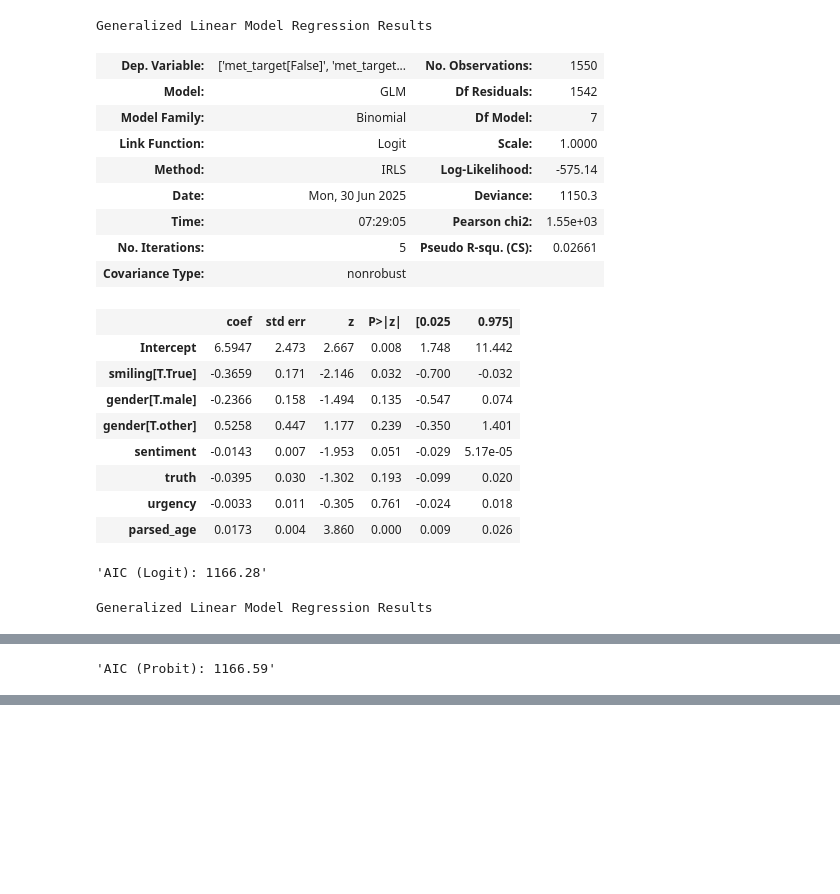
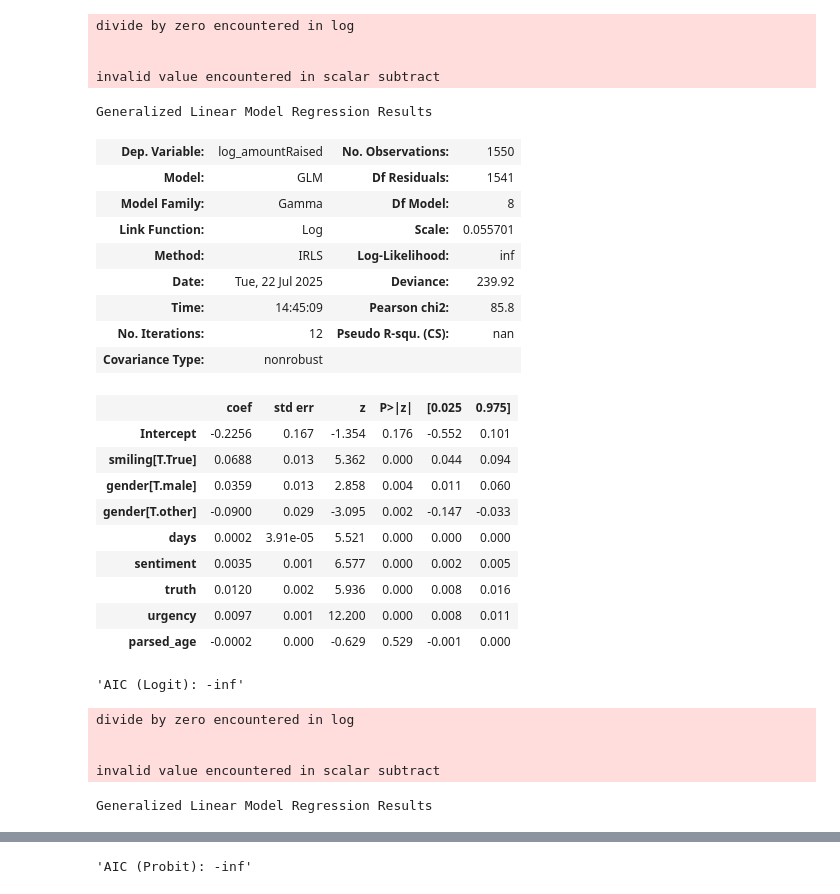
Before and after one commit to UoA-eResearch/givealittle, a Jupyter notebook: LLM_results.ipynb, the cells around one changed output, grey strips where cells are left out. Drawn from its saved outputs; the diff is of its cells as text; code cells hidden in the pictures; blank space fills up the shorter version.

Commit message:
gamma log GLM

```diff
--- a/LLM_results.ipynb
+++ b/LLM_results.ipynb
@@ -120,0 +127,3 @@ time: 26.2 ms (started: 2025-06-30 07:28:57 +12:00)
+# %%
+df.attractiveness = df.attractiveness.apply(parse)
+df[df.attractiveness >= 90]
@@ -249,10 +266,4 @@ time: 1.61 ms (started: 2025-06-30 07:29:04 +12:00)
 # %%
-def parse(age):
-    try:
-        return float(age)
-    except ValueError:
-        return None
-
 df["parsed_age"] = df.age.apply(parse)
 df.parsed_age.value_counts().head(20)
 # %% [output]
@@ -394,0 +401,3 @@ time: 8.17 ms (started: 2025-06-30 07:29:05 +12:00)
+# %%
+df["log_amountRaised"] = np.log1p(df.amountRaised)
+df["log_amountRaised"].describe()
@@ -394,0 +415,5 @@ time: 8.17 ms (started: 2025-06-30 07:29:05 +12:00)
+# %%
+df.start = pd.to_datetime(df.start, format="mixed")
+df.end = pd.to_datetime(df.end, format="mixed")
+df["days"] = (df.end - df.start).dt.days
+df.days.describe()
@@ -395,30 +431,39 @@ time: 8.17 ms (started: 2025-06-30 07:29:05 +12:00)
 # %%
-formula = "met_target ~ sentiment + smiling + gender + truth + urgency + parsed_age"
-logit = smf.glm(formula=formula, data=df, family=sm.families.Binomial(link=sm.families.links.Logit())).fit()
+formula = "log_amountRaised ~ days + sentiment + smiling + gender + truth + urgency + parsed_age"
+logit = smf.glm(formula=formula, data=df, family=sm.families.Gamma(link=sm.families.links.Log())).fit()
 display(logit.summary())
 display(f"AIC (Logit): {logit.aic:.2f}")
-probit = smf.glm(formula=formula, data=df, family=sm.families.Binomial(link=sm.families.links.Probit())).fit()
+probit = smf.glm(formula=formula, data=df, family=sm.families.Gamma(link=sm.families.links.Log())).fit()
 display(probit.summary())
 display(f"AIC (Probit): {probit.aic:.2f}")
 # %% [output]
-Generalized Linear Model Regression Results
+divide by zero encountered in log
+
+
+invalid value encountered in scalar subtract
+Generalized Linear Model Regression Results
-| Dep. Variable: | ['met_target[False]', 'met_target... | No. Observations: | 1550 |
-| Model: | GLM | Df Residuals: | 1542 |
-| Model Family: | Binomial | Df Model: | 7 |
-| Link Function: | Logit | Scale: | 1.0000 |
-| Method: | IRLS | Log-Likelihood: | -575.14 |
-| Date: | Mon, 30 Jun 2025 | Deviance: | 1150.3 |
-| Time: | 07:29:05 | Pearson chi2: | 1.55e+03 |
-| No. Iterations: | 5 | Pseudo R-squ. (CS): | 0.02661 |
+| Dep. Variable: | log_amountRaised | No. Observations: | 1550 |
+| Model: | GLM | Df Residuals: | 1541 |
+| Model Family: | Gamma | Df Model: | 8 |
+| Link Function: | Log | Scale: | 0.055701 |
+| Method: | IRLS | Log-Likelihood: | inf |
+| Date: | Tue, 22 Jul 2025 | Deviance: | 239.92 |
+| Time: | 14:45:09 | Pearson chi2: | 85.8 |
+| No. Iterations: | 12 | Pseudo R-squ. (CS): | nan |
 | Covariance Type: | nonrobust |  |  |
 |  | coef | std err | z | P>|z| | [0.025 | 0.975] |
-| Intercept | 6.5947 | 2.473 | 2.667 | 0.008 | 1.748 | 11.442 |
-| smiling[T.True] | -0.3659 | 0.171 | -2.146 | 0.032 | -0.700 | -0.032 |
-| gender[T.male] | -0.2366 | 0.158 | -1.494 | 0.135 | -0.547 | 0.074 |
-| gender[T.other] | 0.5258 | 0.447 | 1.177 | 0.239 | -0.350 | 1.401 |
-| sentiment | -0.0143 | 0.007 | -1.953 | 0.051 | -0.029 | 5.17e-05 |
-| truth | -0.0395 | 0.030 | -1.302 | 0.193 | -0.099 | 0.020 |
-| urgency | -0.0033 | 0.011 | -0.305 | 0.761 | -0.024 | 0.018 |
-| parsed_age | 0.0173 | 0.004 | 3.860 | 0.000 | 0.009 | 0.026 |
+| Intercept | -0.2256 | 0.167 | -1.354 | 0.176 | -0.552 | 0.101 |
+| smiling[T.True] | 0.0688 | 0.013 | 5.362 | 0.000 | 0.044 | 0.094 |
+| gender[T.male] | 0.0359 | 0.013 | 2.858 | 0.004 | 0.011 | 0.060 |
+| gender[T.other] | -0.0900 | 0.029 | -3.095 | 0.002 | -0.147 | -0.033 |
+| days | 0.0002 | 3.91e-05 | 5.521 | 0.000 | 0.000 | 0.000 |
+| sentiment | 0.0035 | 0.001 | 6.577 | 0.000 | 0.002 | 0.005 |
+| truth | 0.0120 | 0.002 | 5.936 | 0.000 | 0.008 | 0.016 |
+| urgency | 0.0097 | 0.001 | 12.200 | 0.000 | 0.008 | 0.011 |
+| parsed_age | -0.0002 | 0.000 | -0.629 | 0.529 | -0.001 | 0.000 |
-'AIC (Logit): 1166.28'
-Generalized Linear Model Regression Results
+'AIC (Logit): -inf'
+divide by zero encountered in log
+
+
+invalid value encountered in scalar subtract
+Generalized Linear Model Regression Results
@@ -443 +488,0 @@ Generalized Linear Model Regression Results
-'AIC (Probit): 1166.59'
@@ -444,0 +489 @@ time: 98 ms (started: 2025-06-30 07:29:05 +12:00)
+'AIC (Probit): -inf'
```
Also changed, not shown: parts of 33 cells of this notebook, 7 other files.
